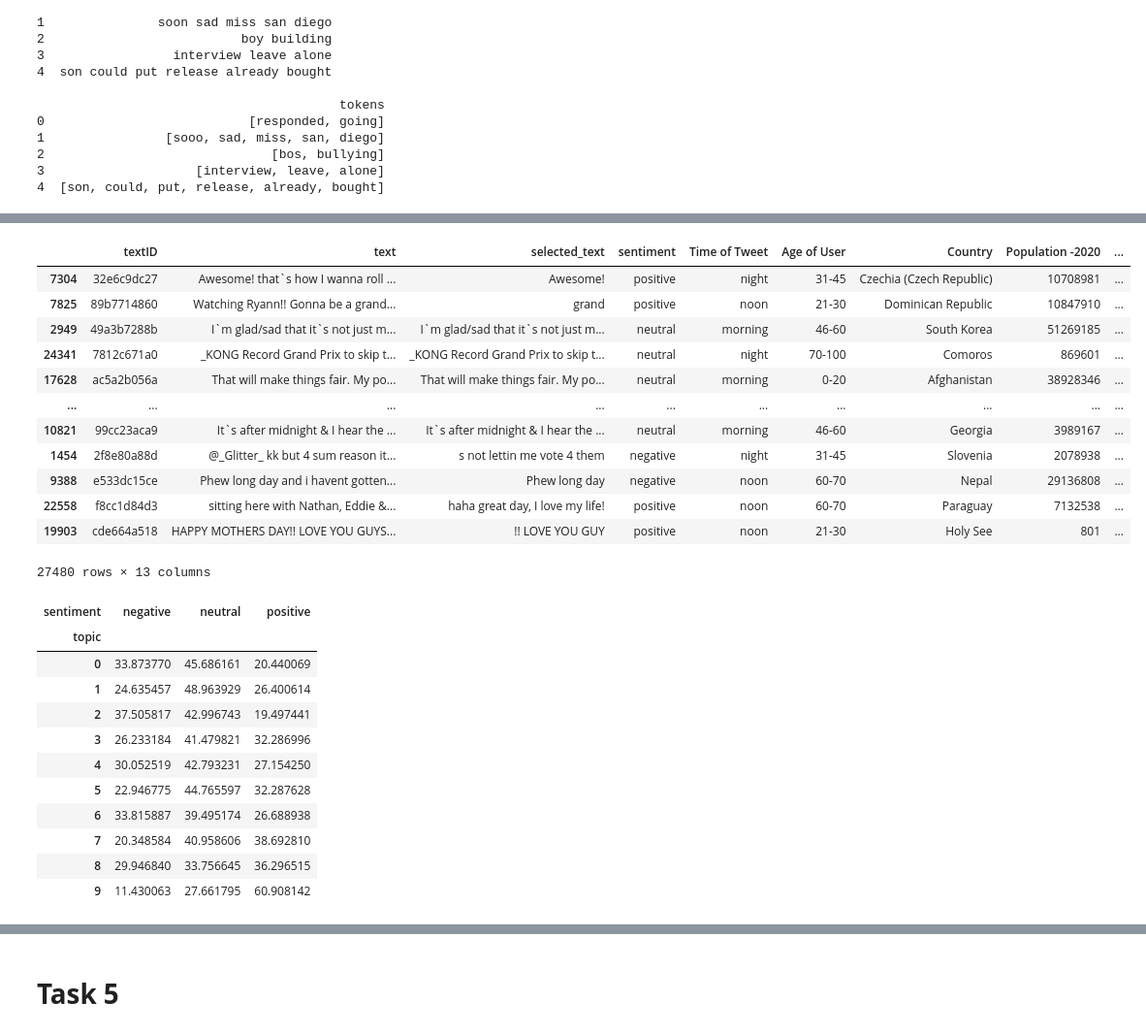
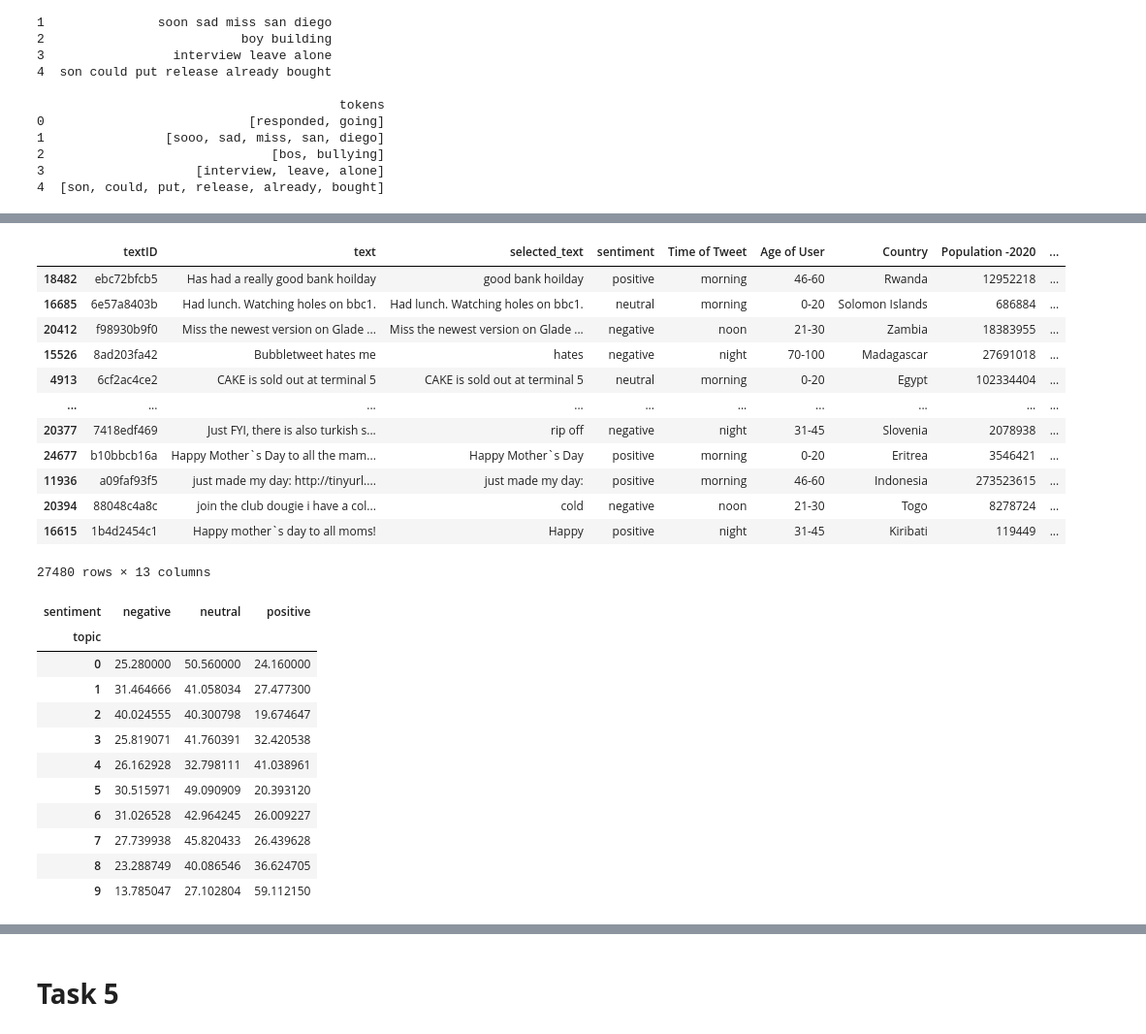
Before and after one commit to mahya-ehs/Twitter-Sentiment-Analysis, a Jupyter notebook: SentimentAnalysisTwitter.ipynb, the cells around one changed output, grey strips where cells are left out. Shown at 97% size. Drawn from its saved outputs; the diff is of its cells as text; code cells hidden in the pictures.

```diff
--- a/SentimentAnalysisTwitter.ipynb
+++ b/SentimentAnalysisTwitter.ipynb
@@ -707,10 +707,14 @@ print(trainData[['text', 'cleaned_text', 'tokens']].head())
 # %%
 trainData.to_csv('finalDataset.csv', index=False)
 # %%
+import ast
+
 newtrainData = pd.read_csv('finalDataset.csv', encoding='ISO-8859-1')  # file encoding is not UTF-8
 
-dictionary = corpora.Dictionary(newtrainData['preprocessed_text'])
-corpus = [dictionary.doc2bow(text) for text in newtrainData['preprocessed_text']]
+newtrainData['tokens'] = newtrainData['tokens'].apply(ast.literal_eval)
+
+dictionary = corpora.Dictionary(newtrainData['tokens'])
+corpus = [dictionary.doc2bow(text) for text in newtrainData['tokens']]
 
 lda_model = gensim.models.LdaModel(corpus, num_topics=10, id2word=dictionary, passes=15)
 
@@ -726,41 +739,41 @@ def get_most_likely_topic(lda_model, bow):
     topic_probs = lda_model.get_document_topics(bow)
     return max(topic_probs, key=lambda x: x[1])[0]
 
-trainData['topic'] = trainData['tokens'].apply(lambda text: get_most_likely_topic(lda_model, dictionary.doc2bow(text)))
+newtrainData['topic'] = newtrainData['tokens'].apply(lambda text: get_most_likely_topic(lda_model, dictionary.doc2bow(text)))
 # %%
-sorted_data = trainData.sort_values(by='topic', ascending=True)
+sorted_data = newtrainData.sort_values(by='topic', ascending=True)
 sorted_data
 # %% [output]
 |  | textID | text | selected_text | sentiment | Time of Tweet | Age of User | Country | Population -2020 | ... |
-| 7304 | 32e6c9dc27 | Awesome! that`s how I wanna roll ... | Awesome! | positive | night | 31-45 | Czechia (Czech Republic) | 10708981 | ... |
-| 7825 | 89b7714860 | Watching Ryann!! Gonna be a grand... | grand | positive | noon | 21-30 | Dominican Republic | 10847910 | ... |
-| 2949 | 49a3b7288b | I`m glad/sad that it`s not just m... | I`m glad/sad that it`s not just m... | neutral | morning | 46-60 | South Korea | 51269185 | ... |
-| 24341 | 7812c671a0 | _KONG Record Grand Prix to skip t... | _KONG Record Grand Prix to skip t... | neutral | night | 70-100 | Comoros | 869601 | ... |
-| 17628 | ac5a2b056a | That will make things fair. My po... | That will make things fair. My po... | neutral | morning | 0-20 | Afghanistan | 38928346 | ... |
+| 18482 | ebc72bfcb5 | Has had a really good bank hoilday | good bank hoilday | positive | morning | 46-60 | Rwanda | 12952218 | ... |
+| 16685 | 6e57a8403b | Had lunch. Watching holes on bbc1. | Had lunch. Watching holes on bbc1. | neutral | morning | 0-20 | Solomon Islands | 686884 | ... |
+| 20412 | f98930b9f0 | Miss the newest version on Glade ... | Miss the newest version on Glade ... | negative | noon | 21-30 | Zambia | 18383955 | ... |
+| 15526 | 8ad203fa42 | Bubbletweet hates me | hates | negative | night | 70-100 | Madagascar | 27691018 | ... |
+| 4913 | 6cf2ac4ce2 | CAKE is sold out at terminal 5 | CAKE is sold out at terminal 5 | neutral | morning | 0-20 | Egypt | 102334404 | ... |
 | ... | ... | ... | ... | ... | ... | ... | ... | ... | ... |
-| 10821 | 99cc23aca9 | It`s after midnight & I hear the ... | It`s after midnight & I hear the ... | neutral | morning | 46-60 | Georgia | 3989167 | ... |
-| 1454 | 2f8e80a88d | @_Glitter_ kk but 4 sum reason it... | s not lettin me vote 4 them | negative | night | 31-45 | Slovenia | 2078938 | ... |
-| 9388 | e533dc15ce | Phew long day and i havent gotten... | Phew long day | negative | noon | 60-70 | Nepal | 29136808 | ... |
-| 22558 | f8cc1d84d3 | sitting here with Nathan, Eddie &... | haha great day, I love my life! | positive | noon | 60-70 | Paraguay | 7132538 | ... |
-| 19903 | cde664a518 | HAPPY MOTHERS DAY!! LOVE YOU GUYS... | !! LOVE YOU GUY | positive | noon | 21-30 | Holy See | 801 | ... |
+| 20377 | 7418edf469 | Just FYI, there is also turkish s... | rip off | negative | night | 31-45 | Slovenia | 2078938 | ... |
+| 24677 | b10bbcb16a | Happy Mother`s Day to all the mam... | Happy Mother`s Day | positive | morning | 0-20 | Eritrea | 3546421 | ... |
+| 11936 | a09faf93f5 | just made my day: http://tinyurl.... | just made my day: | positive | morning | 46-60 | Indonesia | 273523615 | ... |
+| 20394 | 88048c4a8c | join the club dougie i have a col... | cold | negative | noon | 21-30 | Togo | 8278724 | ... |
+| 16615 | 1b4d2454c1 | Happy mother`s day to all moms! | Happy | positive | night | 31-45 | Kiribati | 119449 | ... |
 27480 rows × 13 columns
 # %%
-sentiment_time = trainData.groupby(['topic', 'sentiment']).size().unstack(fill_value=0)
+sentiment_time = newtrainData.groupby(['topic', 'sentiment']).size().unstack(fill_value=0)
 sentiment_percentages = sentiment_time.div(sentiment_time.sum(axis=1), axis=0) * 100
 sentiment_percentages
 # %% [output]
 | sentiment | negative | neutral | positive |
 | topic |  |  |  |
-| 0 | 33.873770 | 45.686161 | 20.440069 |
-| 1 | 24.635457 | 48.963929 | 26.400614 |
-| 2 | 37.505817 | 42.996743 | 19.497441 |
-| 3 | 26.233184 | 41.479821 | 32.286996 |
-| 4 | 30.052519 | 42.793231 | 27.154250 |
-| 5 | 22.946775 | 44.765597 | 32.287628 |
-| 6 | 33.815887 | 39.495174 | 26.688938 |
-| 7 | 20.348584 | 40.958606 | 38.692810 |
-| 8 | 29.946840 | 33.756645 | 36.296515 |
-| 9 | 11.430063 | 27.661795 | 60.908142 |
+| 0 | 25.280000 | 50.560000 | 24.160000 |
+| 1 | 31.464666 | 41.058034 | 27.477300 |
+| 2 | 40.024555 | 40.300798 | 19.674647 |
+| 3 | 25.819071 | 41.760391 | 32.420538 |
+| 4 | 26.162928 | 32.798111 | 41.038961 |
+| 5 | 30.515971 | 49.090909 | 20.393120 |
+| 6 | 31.026528 | 42.964245 | 26.009227 |
+| 7 | 27.739938 | 45.820433 | 26.439628 |
+| 8 | 23.288749 | 40.086546 | 36.624705 |
+| 9 | 13.785047 | 27.102804 | 59.112150 |
 # %%
 from wordcloud import WordCloud
 
```
Also changed, not shown: parts of 7 cells of this notebook.
